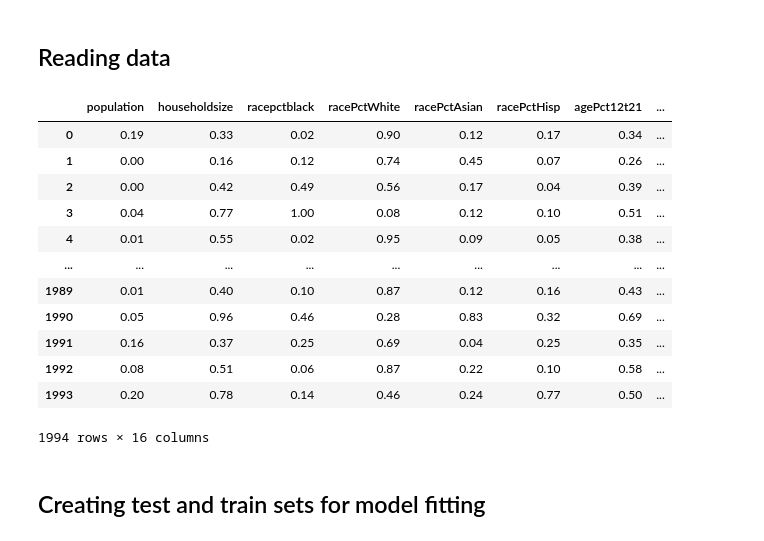
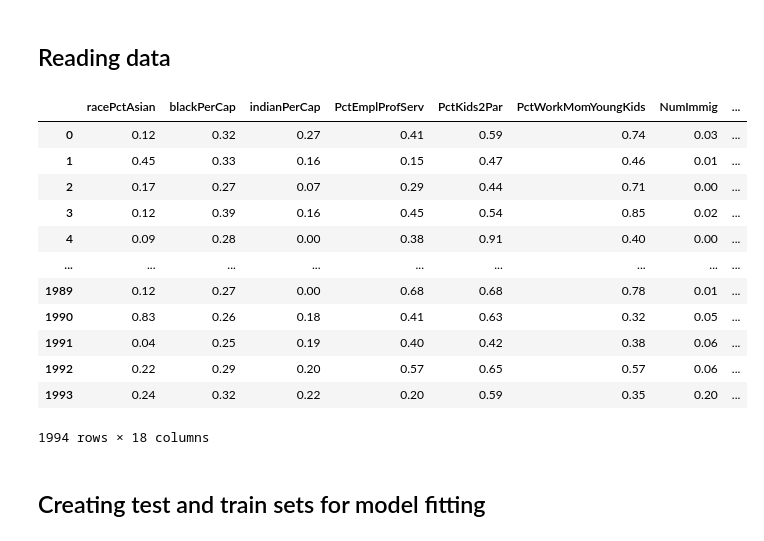
Before and after one commit to FedeSS99/Proyecto-Crystal-TEC, a Jupyter notebook: DecisionTreeRegressorApproach.ipynb, the cells around one changed output. Saved outputs shown, nothing was run; the diff lists cells and outputs as text; code cells hidden in the pictures.

```diff
--- a/DecisionTreeRegressorApproach.ipynb
+++ b/DecisionTreeRegressorApproach.ipynb
@@ -11,22 +11,22 @@ from sklearn.metrics import r2_score, mean_squared_error, mean_absolute_error, P
 # %% [markdown]
 ## Reading data
 # %%
-DATA = pd.read_csv("DataFrame_Reducido.csv", index_col="Unnamed: 0")
+DATA = pd.read_csv("FinalDataFrame.csv", index_col="Unnamed: 0")
 DATA
 # %% [output]
-|  | population | householdsize | racepctblack | racePctWhite | racePctAsian | racePctHisp | agePct12t21 | ... |
-| 0 | 0.19 | 0.33 | 0.02 | 0.90 | 0.12 | 0.17 | 0.34 | ... |
-| 1 | 0.00 | 0.16 | 0.12 | 0.74 | 0.45 | 0.07 | 0.26 | ... |
-| 2 | 0.00 | 0.42 | 0.49 | 0.56 | 0.17 | 0.04 | 0.39 | ... |
-| 3 | 0.04 | 0.77 | 1.00 | 0.08 | 0.12 | 0.10 | 0.51 | ... |
-| 4 | 0.01 | 0.55 | 0.02 | 0.95 | 0.09 | 0.05 | 0.38 | ... |
+|  | racePctAsian | blackPerCap | indianPerCap | PctEmplProfServ | PctKids2Par | PctWorkMomYoungKids | NumImmig | ... |
+| 0 | 0.12 | 0.32 | 0.27 | 0.41 | 0.59 | 0.74 | 0.03 | ... |
+| 1 | 0.45 | 0.33 | 0.16 | 0.15 | 0.47 | 0.46 | 0.01 | ... |
+| 2 | 0.17 | 0.27 | 0.07 | 0.29 | 0.44 | 0.71 | 0.00 | ... |
+| 3 | 0.12 | 0.39 | 0.16 | 0.45 | 0.54 | 0.85 | 0.02 | ... |
+| 4 | 0.09 | 0.28 | 0.00 | 0.38 | 0.91 | 0.40 | 0.00 | ... |
 | ... | ... | ... | ... | ... | ... | ... | ... | ... |
-| 1989 | 0.01 | 0.40 | 0.10 | 0.87 | 0.12 | 0.16 | 0.43 | ... |
-| 1990 | 0.05 | 0.96 | 0.46 | 0.28 | 0.83 | 0.32 | 0.69 | ... |
-| 1991 | 0.16 | 0.37 | 0.25 | 0.69 | 0.04 | 0.25 | 0.35 | ... |
-| 1992 | 0.08 | 0.51 | 0.06 | 0.87 | 0.22 | 0.10 | 0.58 | ... |
-| 1993 | 0.20 | 0.78 | 0.14 | 0.46 | 0.24 | 0.77 | 0.50 | ... |
+| 1989 | 0.12 | 0.27 | 0.00 | 0.68 | 0.68 | 0.78 | 0.01 | ... |
+| 1990 | 0.83 | 0.26 | 0.18 | 0.41 | 0.63 | 0.32 | 0.05 | ... |
+| 1991 | 0.04 | 0.25 | 0.19 | 0.40 | 0.42 | 0.38 | 0.06 | ... |
+| 1992 | 0.22 | 0.29 | 0.20 | 0.57 | 0.65 | 0.57 | 0.06 | ... |
+| 1993 | 0.24 | 0.32 | 0.22 | 0.20 | 0.59 | 0.35 | 0.20 | ... |
-1994 rows × 16 columns
+1994 rows × 18 columns
 # %% [markdown]
 ## Creating test and train sets for model fitting
 # %%
```
Also changed, not shown: parts of 6 cells of this notebook.
